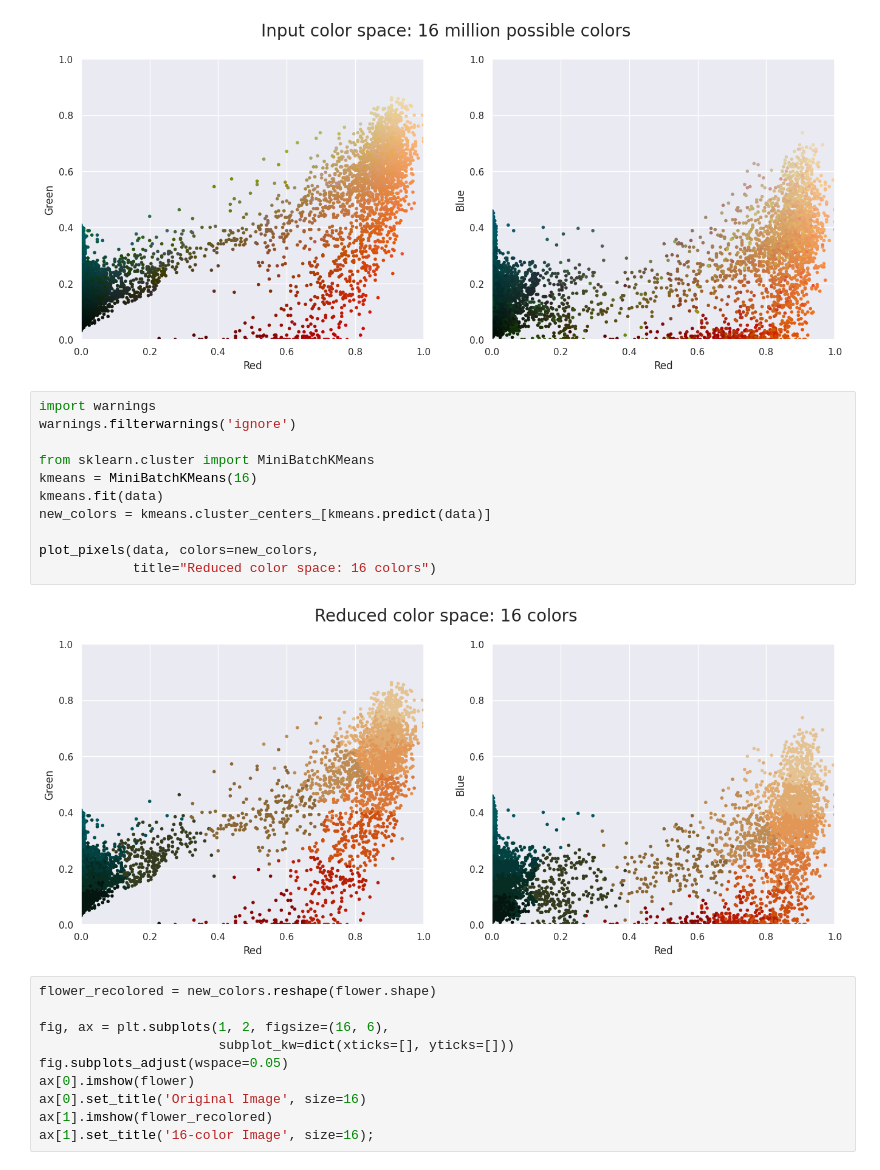
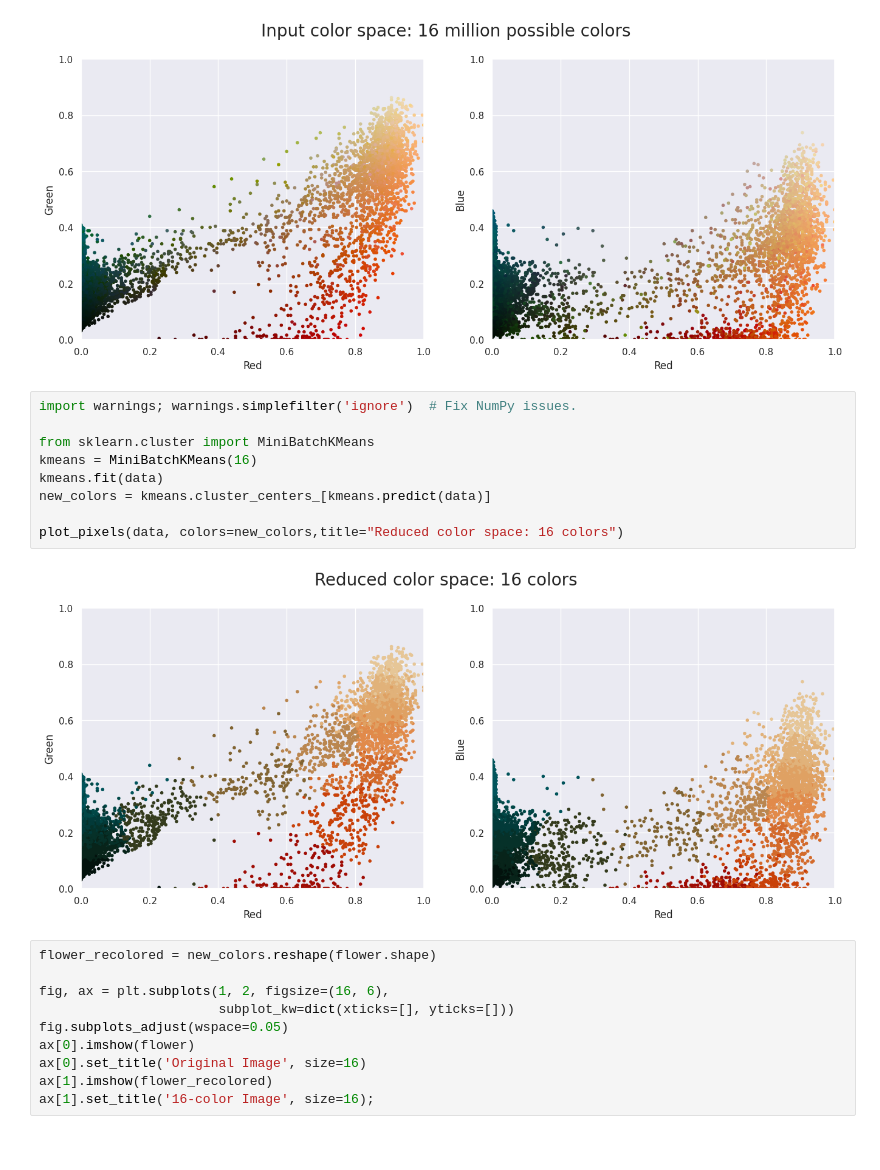
Before and after one commit to Zakaal/machine-learning_24-25, a Jupyter notebook: week7/week7.ipynb, the cells around one changed output. Cells and saved outputs as stored; diff of their text form.

```diff
--- a/week7/week7.ipynb
+++ b/week7/week7.ipynb
@@ -322,18 +308,16 @@ plot_pixels(data, title='Input color space: 16 million possible colors')
 # %% [output]
 [figure]
 # %%
-import warnings
-warnings.filterwarnings('ignore')
+import warnings; warnings.simplefilter('ignore')  # Fix NumPy issues.
 
 from sklearn.cluster import MiniBatchKMeans
 kmeans = MiniBatchKMeans(16)
 kmeans.fit(data)
 new_colors = kmeans.cluster_centers_[kmeans.predict(data)]
 
-plot_pixels(data, colors=new_colors,
-            title="Reduced color space: 16 colors")
+plot_pixels(data, colors=new_colors,title="Reduced color space: 16 colors")
 # %% [output]
-[figure, old version]
+[figure, new version]
 # %%
 flower_recolored = new_colors.reshape(flower.shape)
 
```
Also changed, not shown: parts of 59 cells of this notebook.
